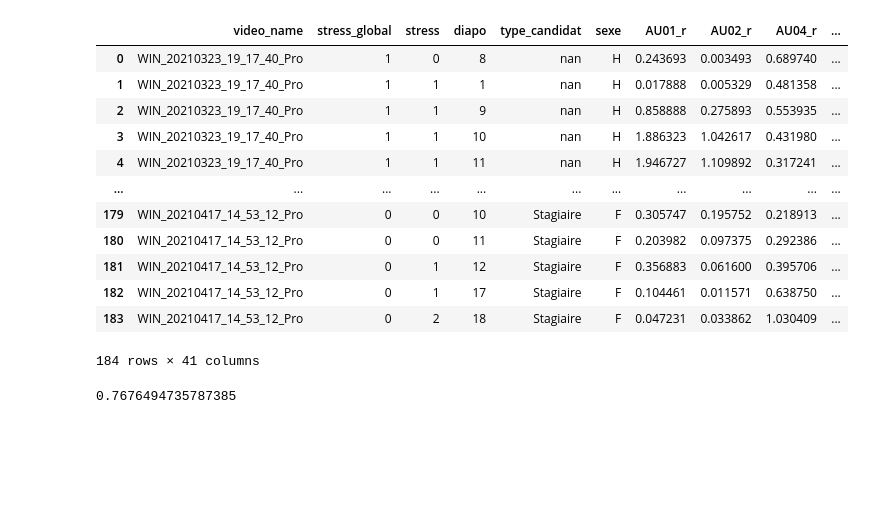
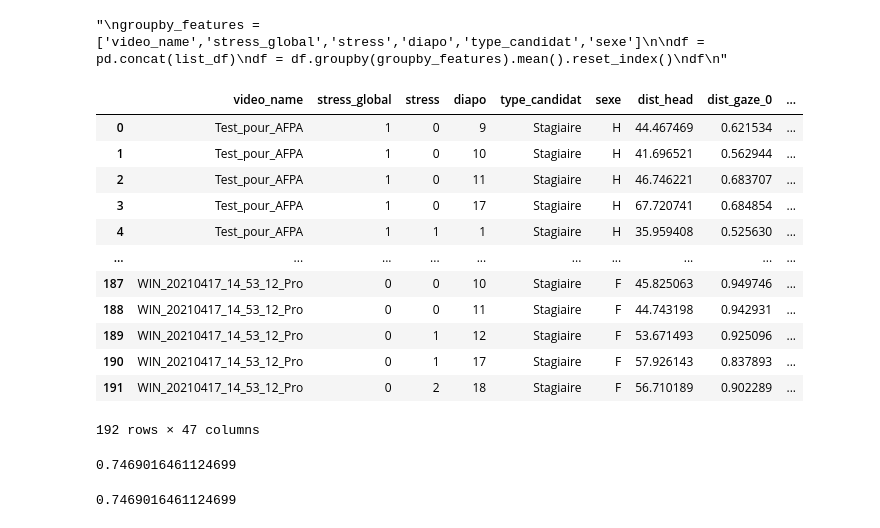
Before and after one commit to Projet-Fil-Rouge-AFPA/filrouge, a Jupyter notebook: Notebook_Vincent.ipynb, the cells around one changed output. Cells and saved outputs as stored; diff of their text form; code cells hidden in the pictures; blank space fills up the shorter version.

```diff
--- a/Notebook_Vincent.ipynb
+++ b/Notebook_Vincent.ipynb
@@ -21,36 +26,30 @@ video_names.remove('WIN_20210403_18_49_15_Pro')
 video_names.remove('WIN_20210407_15_02_22_Pro')
 # %%
 features_to_keep = [
-#'frame','face_id','timestamp','confidence','success',
+'frame','face_id','timestamp','confidence','success',
+
 'AU01_r', 'AU02_r', 'AU04_r', 'AU05_r', 'AU06_r', 'AU07_r', 'AU09_r', 'AU10_r', 'AU12_r', 'AU14_r', 'AU15_r', 'AU17_r', 'AU20_r', 'AU23_r', 'AU25_r', 'AU26_r', 'AU45_r',
 'AU01_c', 'AU02_c', 'AU04_c', 'AU05_c', 'AU06_c', 'AU07_c', 'AU09_c', 'AU10_c', 'AU12_c', 'AU14_c', 'AU15_c', 'AU17_c', 'AU20_c', 'AU23_c', 'AU25_c', 'AU26_c', 'AU28_c', 'AU45_c',
-#'pose_Rx', 'pose_Ry', 'pose_Rz',
-#'gaze_angle_x', 'gaze_angle_y',
-'type_candidat','sexe',
-'video_name','stress_global','stress','diapo'
+
+'gaze_0_x','gaze_0_y', 'gaze_0_z', 'gaze_1_x', 'gaze_1_y', 'gaze_1_z',
+'gaze_angle_x', 'gaze_angle_y',
+'pose_Tx', 'pose_Ty', 'pose_Tz','pose_Rx', 'pose_Ry', 'pose_Rz',
+
+'type_candidat','sexe','video_name','stress_global','stress','diapo'
 ]
 # %%
 list_df = []
-for v_name in video_names:
-    df_annoted = get_df_video_with_annotations(features_folder, v_name, filename_annotations)[features_to_keep]
+aggreg = 'max'
+for v_name in tqdm(video_names):
+    df_annoted = get_df_video_with_annotations(features_folder, v_name, filename_annotations,aggreg)[features_to_keep]
     list_df.append(df_annoted)
 # %%
+'''
 groupby_features = ['video_name','stress_global','stress','diapo','type_candidat','sexe']
 
 df = pd.concat(list_df)
 df = df.groupby(groupby_features).mean().reset_index()
 df
+'''
 # %% [output]
-|  | video_name | stress_global | stress | diapo | type_candidat | sexe | AU01_r | AU02_r | AU04_r | ... |
-| 0 | WIN_20210323_19_17_40_Pro | 1 | 0 | 8 | nan | H | 0.243693 | 0.003493 | 0.689740 | ... |
-| 1 | WIN_20210323_19_17_40_Pro | 1 | 1 | 1 | nan | H | 0.017888 | 0.005329 | 0.481358 | ... |
-| 2 | WIN_20210323_19_17_40_Pro | 1 | 1 | 9 | nan | H | 0.858888 | 0.275893 | 0.553935 | ... |
-| 3 | WIN_20210323_19_17_40_Pro | 1 | 1 | 10 | nan | H | 1.886323 | 1.042617 | 0.431980 | ... |
-| 4 | WIN_20210323_19_17_40_Pro | 1 | 1 | 11 | nan | H | 1.946727 | 1.109892 | 0.317241 | ... |
-| ... | ... | ... | ... | ... | ... | ... | ... | ... | ... | ... |
-| 179 | WIN_20210417_14_53_12_Pro | 0 | 0 | 10 | Stagiaire | F | 0.305747 | 0.195752 | 0.218913 | ... |
-| 180 | WIN_20210417_14_53_12_Pro | 0 | 0 | 11 | Stagiaire | F | 0.203982 | 0.097375 | 0.292386 | ... |
-| 181 | WIN_20210417_14_53_12_Pro | 0 | 1 | 12 | Stagiaire | F | 0.356883 | 0.061600 | 0.395706 | ... |
-| 182 | WIN_20210417_14_53_12_Pro | 0 | 1 | 17 | Stagiaire | F | 0.104461 | 0.011571 | 0.638750 | ... |
-| 183 | WIN_20210417_14_53_12_Pro | 0 | 2 | 18 | Stagiaire | F | 0.047231 | 0.033862 | 1.030409 | ... |
-184 rows × 41 columns
+"\ngroupby_features = ['video_name','stress_global','stress','diapo','type_candidat','sexe']\n\ndf = pd.concat(list_df)\ndf = df.groupby(groupby_features).mean().reset_index()\ndf\n"
@@ -57,3 +60,32 @@ df
+# %%
+to_drop = ['frame','face_id','timestamp','confidence','success']
+
+list_df_with_dist=[]
+for i in tqdm(list_df):
+    l=add_dist_features(i)
+    l.drop(to_drop,axis='columns', inplace=True)
+    list_df_with_dist.append(l)
+
+
+groupby_features = ['video_name','stress_global','stress','diapo','type_candidat','sexe','dist_head', 'dist_gaze_0', 'dist_gaze_1', 'dist_pose_x','dist_pose_y', 'dist_pose_z' ]
+
+df = pd.concat(list_df_with_dist)
+df = df.groupby(groupby_features).mean().reset_index()
+df
+# %% [output]
+|  | video_name | stress_global | stress | diapo | type_candidat | sexe | dist_head | dist_gaze_0 | ... |
+| 0 | Test_pour_AFPA | 1 | 0 | 9 | Stagiaire | H | 44.467469 | 0.621534 | ... |
+| 1 | Test_pour_AFPA | 1 | 0 | 10 | Stagiaire | H | 41.696521 | 0.562944 | ... |
+| 2 | Test_pour_AFPA | 1 | 0 | 11 | Stagiaire | H | 46.746221 | 0.683707 | ... |
+| 3 | Test_pour_AFPA | 1 | 0 | 17 | Stagiaire | H | 67.720741 | 0.684854 | ... |
+| 4 | Test_pour_AFPA | 1 | 1 | 1 | Stagiaire | H | 35.959408 | 0.525630 | ... |
+| ... | ... | ... | ... | ... | ... | ... | ... | ... | ... |
+| 187 | WIN_20210417_14_53_12_Pro | 0 | 0 | 10 | Stagiaire | F | 45.825063 | 0.949746 | ... |
+| 188 | WIN_20210417_14_53_12_Pro | 0 | 0 | 11 | Stagiaire | F | 44.743198 | 0.942931 | ... |
+| 189 | WIN_20210417_14_53_12_Pro | 0 | 1 | 12 | Stagiaire | F | 53.671493 | 0.925096 | ... |
+| 190 | WIN_20210417_14_53_12_Pro | 0 | 1 | 17 | Stagiaire | F | 57.926143 | 0.837893 | ... |
+| 191 | WIN_20210417_14_53_12_Pro | 0 | 2 | 18 | Stagiaire | F | 56.710189 | 0.902289 | ... |
+192 rows × 47 columns
 # %%
 x = df.drop(['video_name','stress_global','stress','diapo','type_candidat'],axis=1)
 
@@ -70,7 +102,8 @@ y_train = y_train.values.ravel()
 y_test = y_test.values.ravel()
 
 from sklearn.ensemble import RandomForestClassifier
-model = RandomForestClassifier(random_state = 42)
+from sklearn.ensemble import RandomForestRegressor
+model = RandomForestRegressor(random_state = 42)
 model.fit(x_train,y_train)
 y_pred = model.predict(x_test)
 
@@ -78,8 +111,13 @@ from sklearn.metrics import mean_squared_error
 rmse = mean_squared_error(y_pred,y_test,squared=False)
 print(rmse)
 # %% [output]
-0.7676494735787385
+0.7469016461124699
 # %%
 #0.76 avec sexe & type candidat
 #0.76 avec sexe
 #0.80 sans sexe
+# %%
+rmse = np.sqrt(mean_squared_error(y_pred,y_test))
+print(rmse)
+# %% [output]
+0.7469016461124699
```
Also changed, not shown: parts of 7 cells of this notebook, 1 other file.
